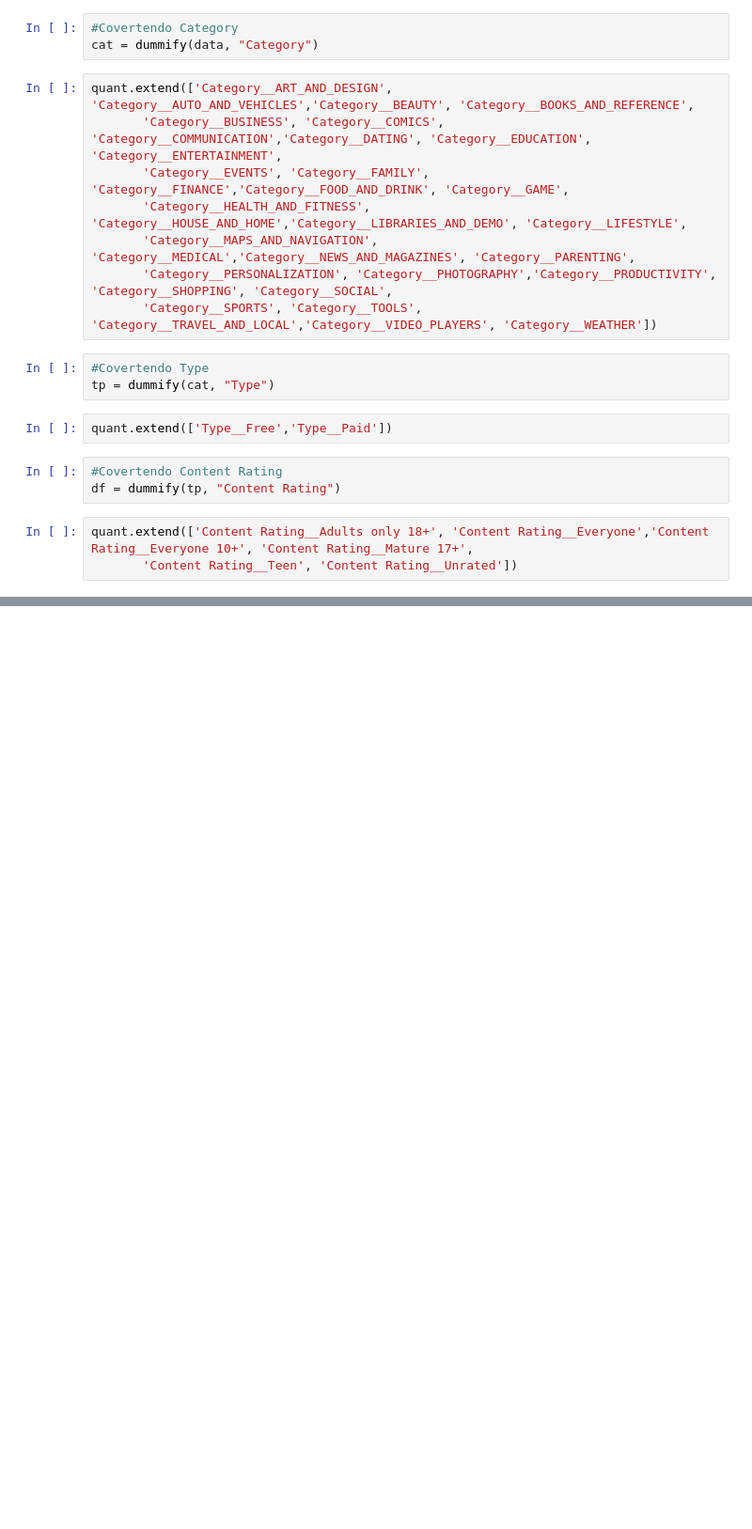
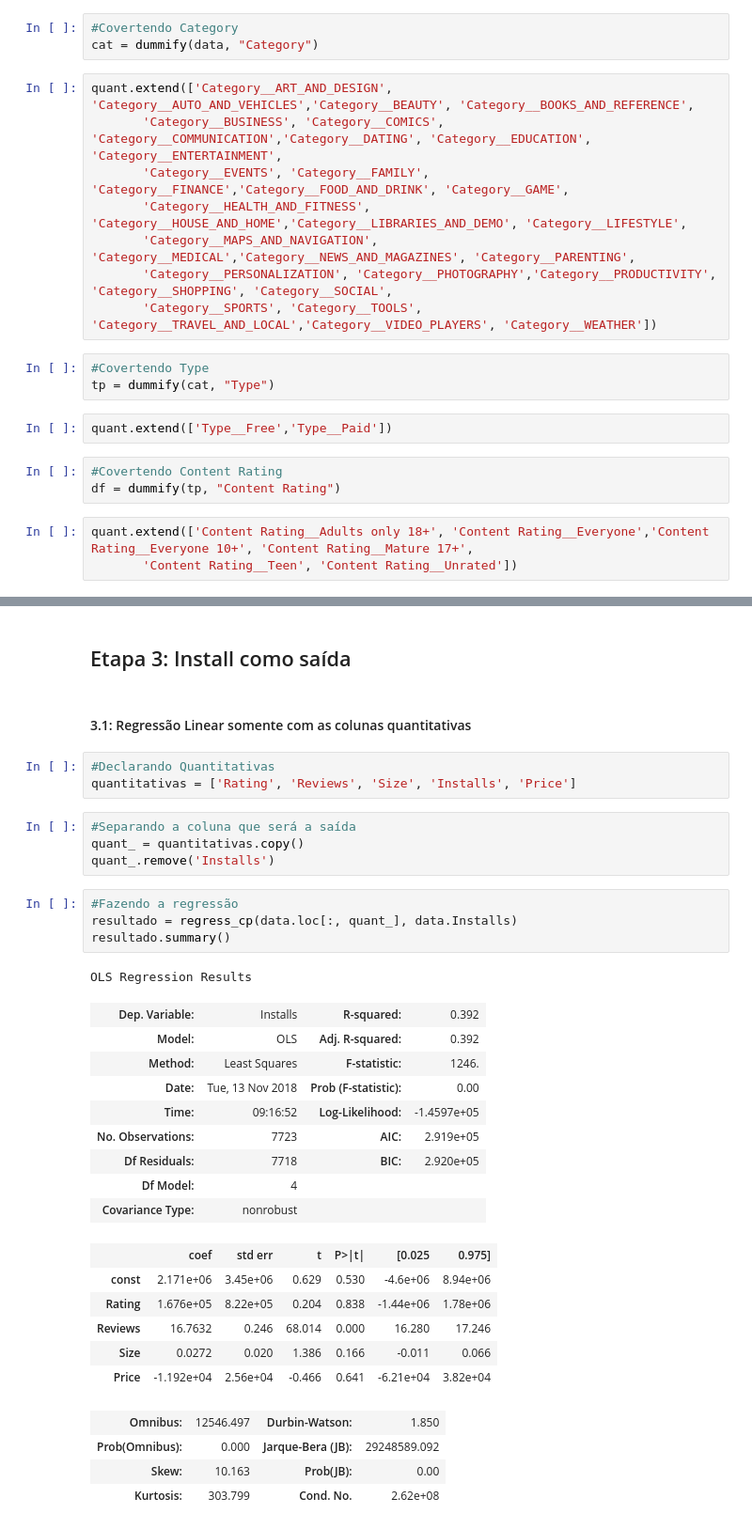
Before and after one commit to Arthurventrilho/Projeto3, a Jupyter notebook: P3.ipynb, the cells around one changed output, grey strips where cells are left out. Shown: that part at 94% size. Drawn from its saved outputs; the diff is of its cells as text; blank space fills up the shorter version.

```diff
--- a/P3.ipynb
+++ b/P3.ipynb
@@ -284,0 +286,36 @@ OLS Regression Results
+# %% [markdown]
+## Etapa 3: Install como saída
+# %% [markdown]
+#### 3.1: Regressão Linear somente com as colunas quantitativas
+# %%
+#Declarando Quantitativas
+quantitativas = ['Rating', 'Reviews', 'Size', 'Installs', 'Price']
+# %%
+#Separando a coluna que será a saída
+quant_ = quantitativas.copy()
+quant_.remove('Installs')
+# %%
+#Fazendo a regressão
+resultado = regress_cp(data.loc[:, quant_], data.Installs)
+resultado.summary()
+# %% [output]
+OLS Regression Results
+| Dep. Variable: | Installs | R-squared: | 0.392 |
+| Model: | OLS | Adj. R-squared: | 0.392 |
+| Method: | Least Squares | F-statistic: | 1246. |
+| Date: | Tue, 13 Nov 2018 | Prob (F-statistic): | 0.00 |
+| Time: | 09:16:52 | Log-Likelihood: | -1.4597e+05 |
+| No. Observations: | 7723 | AIC: | 2.919e+05 |
+| Df Residuals: | 7718 | BIC: | 2.920e+05 |
+| Df Model: | 4 |  |  |
+| Covariance Type: | nonrobust |  |  |
+|  | coef | std err | t | P>|t| | [0.025 | 0.975] |
+| const | 2.171e+06 | 3.45e+06 | 0.629 | 0.530 | -4.6e+06 | 8.94e+06 |
+| Rating | 1.676e+05 | 8.22e+05 | 0.204 | 0.838 | -1.44e+06 | 1.78e+06 |
+| Reviews | 16.7632 | 0.246 | 68.014 | 0.000 | 16.280 | 17.246 |
+| Size | 0.0272 | 0.020 | 1.386 | 0.166 | -0.011 | 0.066 |
+| Price | -1.192e+04 | 2.56e+04 | -0.466 | 0.641 | -6.21e+04 | 3.82e+04 |
+| Omnibus: | 12546.497 | Durbin-Watson: | 1.850 |
+| Prob(Omnibus): | 0.000 | Jarque-Bera (JB): | 29248589.092 |
+| Skew: | 10.163 | Prob(JB): | 0.00 |
+| Kurtosis: | 303.799 | Cond. No. | 2.62e+08 |
```
Also changed, not shown: parts of 10 cells of this notebook.
